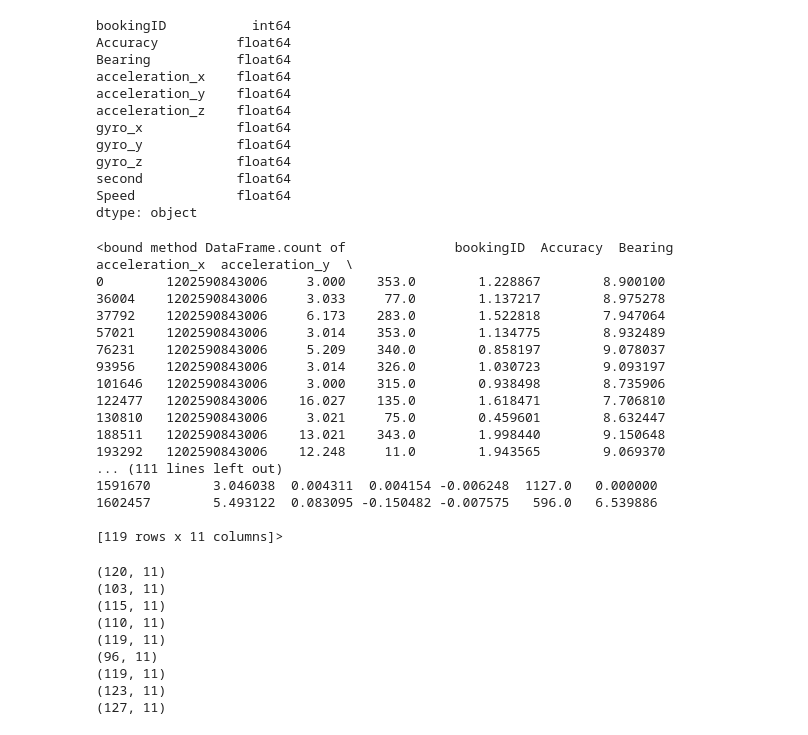
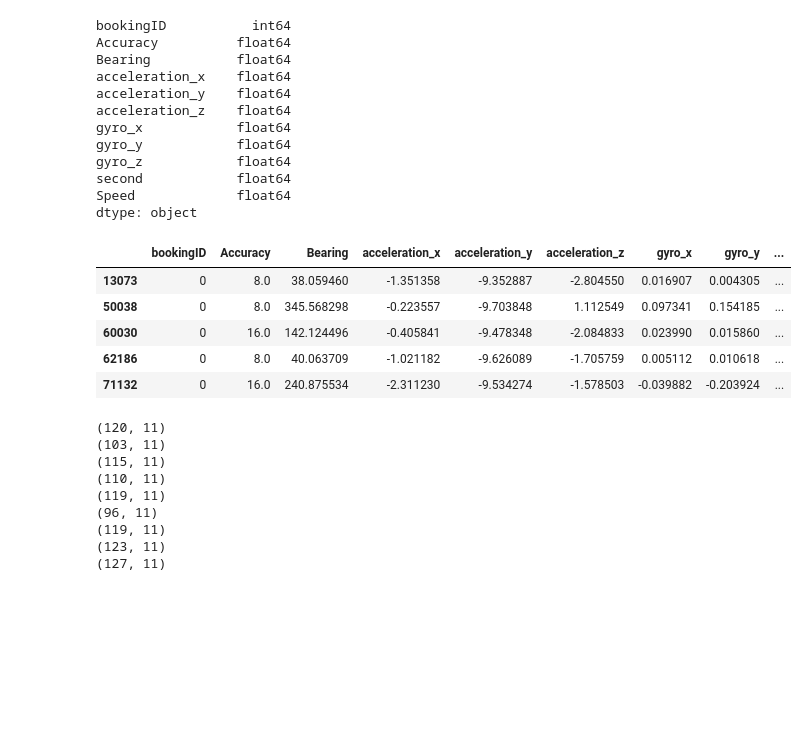
Before and after one commit to truongkhanhduy95/SafetyGrab, a Jupyter notebook: explore/explore.ipynb, the cells around one changed output. Saved outputs shown, nothing was run; the diff lists cells and outputs as text; code cells hidden in the pictures; blank space fills up the shorter version.

```diff
--- a/explore/explore.ipynb
+++ b/explore/explore.ipynb
@@ -83,25 +83,14 @@ second            float64
 Speed             float64
 dtype: object
 # %%
-df[df["bookingID"]==1202590843006].count
+df[df["bookingID"]==0].head()
 # %% [output]
-<bound method DataFrame.count of              bookingID  Accuracy  Bearing  acceleration_x  acceleration_y  \
-0        1202590843006     3.000    353.0        1.228867        8.900100
-36004    1202590843006     3.033     77.0        1.137217        8.975278
-37792    1202590843006     6.173    283.0        1.522818        7.947064
-57021    1202590843006     3.014    353.0        1.134775        8.932489
-76231    1202590843006     5.209    340.0        0.858197        9.078037
-93956    1202590843006     3.014    326.0        1.030723        9.093197
-101646   1202590843006     3.000    315.0        0.938498        8.735906
-122477   1202590843006    16.027    135.0        1.618471        7.706810
-130810   1202590843006     3.021     75.0        0.459601        8.632447
-188511   1202590843006    13.021    343.0        1.998440        9.150648
-193292   1202590843006    12.248     11.0        1.943565        9.069370
-... (111 lines left out)
-1591670        3.046038  0.004311  0.004154 -0.006248  1127.0   0.000000
-1602457        5.493122  0.083095 -0.150482 -0.007575   596.0   6.539886
-
-[119 rows x 11 columns]>
+|  | bookingID | Accuracy | Bearing | acceleration_x | acceleration_y | acceleration_z | gyro_x | gyro_y | ... |
+| 13073 | 0 | 8.0 | 38.059460 | -1.351358 | -9.352887 | -2.804550 | 0.016907 | 0.004305 | ... |
+| 50038 | 0 | 8.0 | 345.568298 | -0.223557 | -9.703848 | 1.112549 | 0.097341 | 0.154185 | ... |
+| 60030 | 0 | 16.0 | 142.124496 | -0.405841 | -9.478348 | -2.084833 | 0.023990 | 0.015860 | ... |
+| 62186 | 0 | 8.0 | 40.063709 | -1.021182 | -9.626089 | -1.705759 | 0.005112 | 0.010618 | ... |
+| 71132 | 0 | 16.0 | 240.875534 | -2.311230 | -9.534274 | -1.578503 | -0.039882 | -0.203924 | ... |
 # %%
 df1 = pd.read_csv('../dataset/features/part-00001-e6120af0-10c2-4248-97c4-81baf4304e5c-c000.csv')
 df2 = pd.read_csv('../dataset/features/part-00002-e6120af0-10c2-4248-97c4-81baf4304e5c-c000.csv')
```
Also changed, not shown: parts of 8 cells of this notebook.
